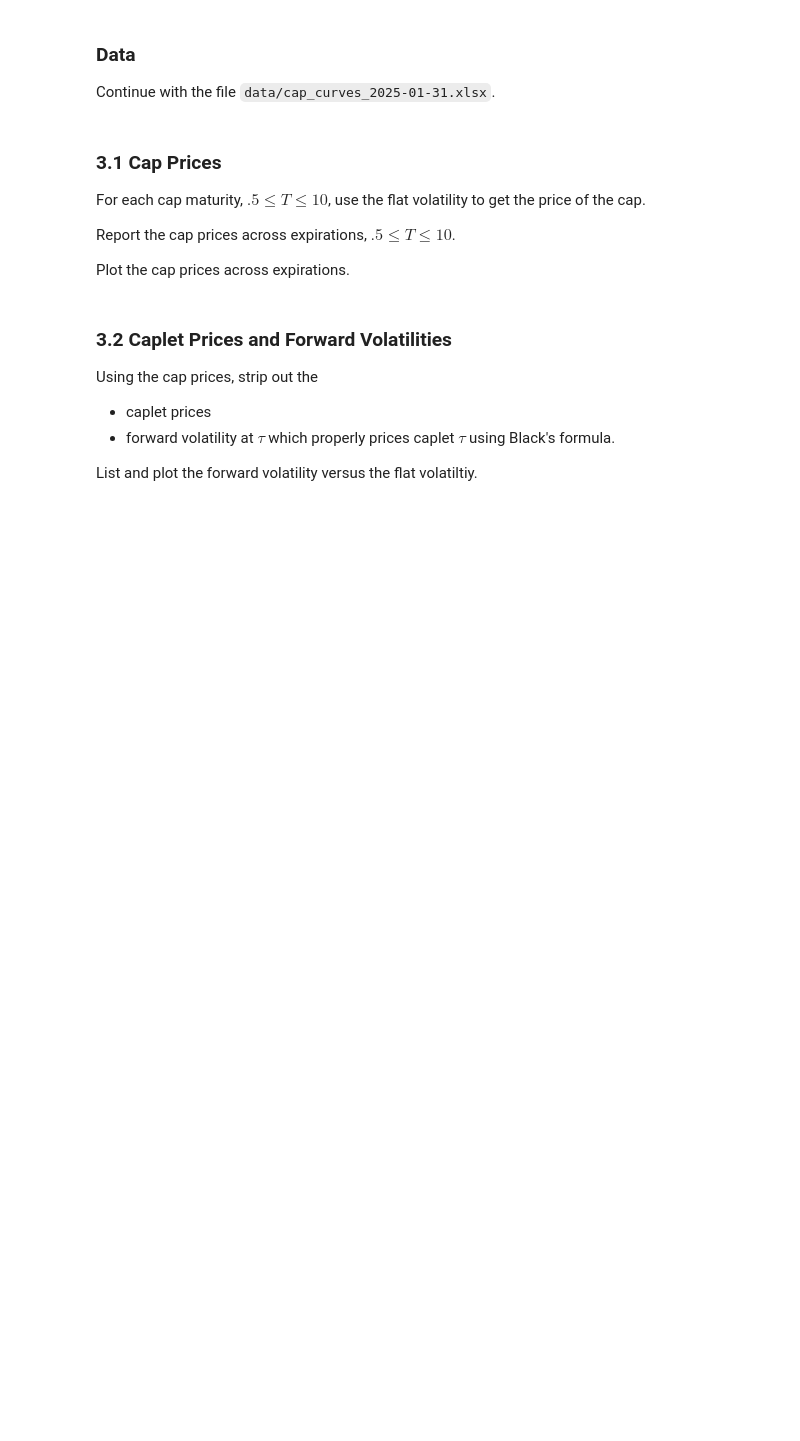
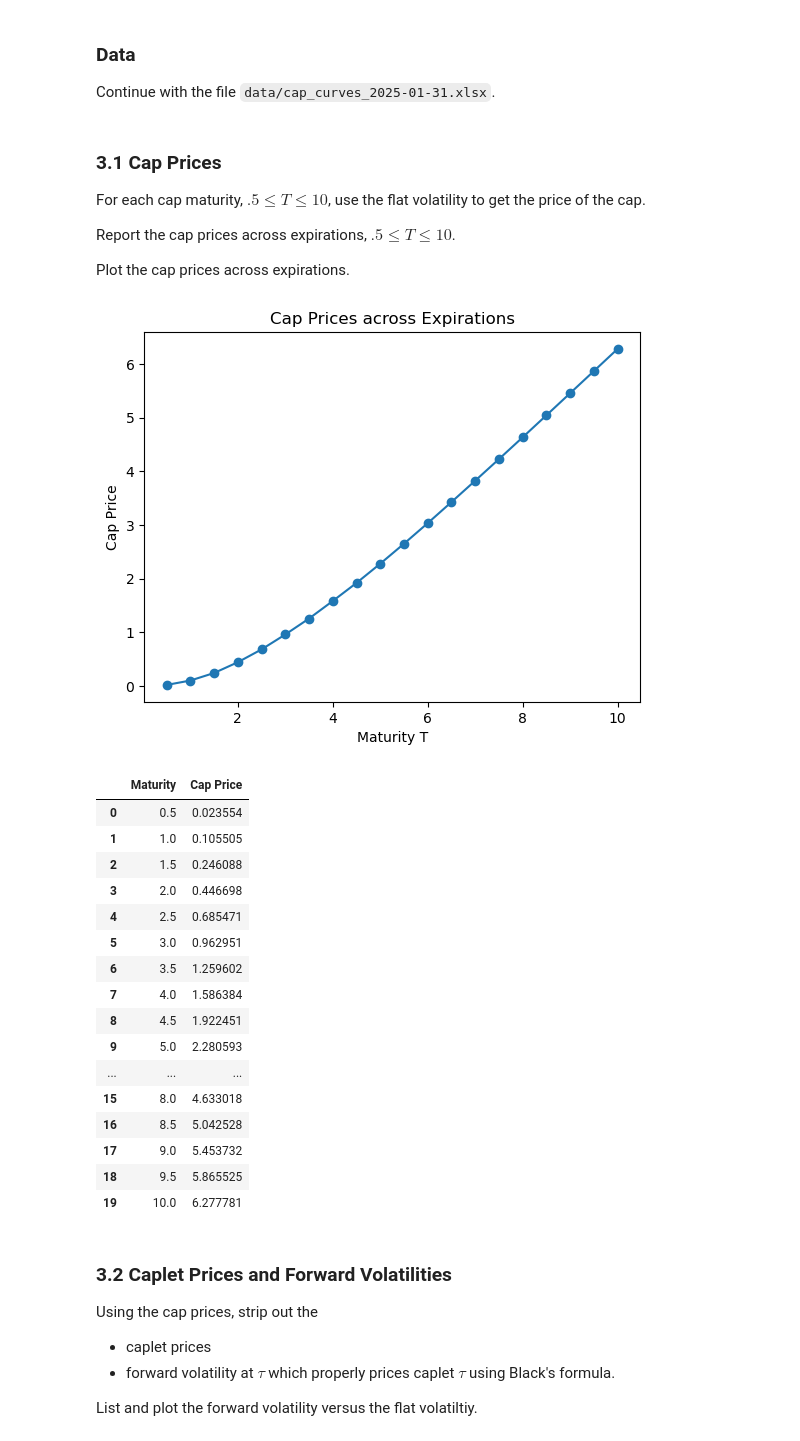
Before and after one commit to ekopen/finm-fiderivs-2025, a Jupyter notebook: homework/Homework 1 - Eric Kopen.ipynb, the cells around one changed output. Saved outputs shown, nothing was run; the diff lists cells and outputs as text; code cells hidden in the pictures; blank space fills up the shorter version.

```diff
--- a/homework/Homework 1 - Eric Kopen.ipynb
+++ b/homework/Homework 1 - Eric Kopen.ipynb
@@ -256,3 +567,6 @@ The file `data/cap_curves_2025-01-31.xlsx` has market data on the following curv
 A few details
 * the swap and forward rates are quarterly compounded.
 * the flat volatilites are (Black) quotes on caps containing caplets ranging from expiration of $\tau=.5$ to $\tau=T$.
+# %%
+cap_curves = pd.read_excel('../data/cap_curves_2025-01-31.xlsx')
+cap_curves.head()
@@ -274,3 +612,19 @@ Use Black's formula to price **just one floorlet**
 Use Black's formula to price the entire floor with expiration of `T=3`.
 
 The floor has floorlets at `quarterly` frequency, except the first quarter.
+# %%
+K = cap_curves.loc[cap_curves['tenor']==3, 'swap rates'].iloc[0]
+df_floorlets = cap_curves.query("tenor>0.25 & tenor<=3")
+N, tau = 100, 0.25
+floor_price = 0
+
+for _, row in df_floorlets.iterrows():
+    F = row['forwards']
+    σ = row['flat vols']
+    dfc = row['discounts']
+    T = row['tenor']
+    d1 = (np.log(F/K) + 0.5*σ**2*T) / (σ*np.sqrt(T))
+    d2 = d1 - σ*np.sqrt(T)
+    floor_price += N * tau * dfc * (K*norm.cdf(-d2) - F*norm.cdf(-d1))
+
+floor_price
@@ -290,6 +646,53 @@ For each cap maturity, $.5\le T \le 10$, use the flat volatility to get the pric
 Report the cap prices across expirations, $.5\le T \le 10$.
 
 Plot the cap prices across expirations.
+# %%
+import matplotlib.pyplot as plt
+
+N, tau = 100, 0.25
+maturities = np.arange(0.5, 10.01, 0.5)
+cap_prices = []
+
+for T in maturities:
+    K = cap_curves.loc[cap_curves['tenor'] == T, 'swap rates'].iloc[0]
+    price = 0
+    df_caplets = cap_curves[(cap_curves['tenor'] > 0.25) & (cap_curves['tenor'] <= T)]
+    for _, row in df_caplets.iterrows():
+        t = row['tenor']
+        F = row['forwards']
+        sigma = row['flat vols']
+        df_t = row['discounts']
+        d1 = (np.log(F/K) + 0.5*sigma**2*t) / (sigma*np.sqrt(t))
+        d2 = d1 - sigma*np.sqrt(t)
+        price += N * tau * df_t * (F*norm.cdf(d1) - K*norm.cdf(d2))
+    cap_prices.append(price)
+
+plt.plot(maturities, cap_prices, marker='o')
+plt.xlabel('Maturity T')
+plt.ylabel('Cap Price')
+plt.title('Cap Prices across Expirations')
+plt.show()
+
+pd.DataFrame({'Maturity': maturities, 'Cap Price': cap_prices})
+# %% [output]
+[figure, added]
+|  | Maturity | Cap Price |
+| 0 | 0.5 | 0.023554 |
+| 1 | 1.0 | 0.105505 |
+| 2 | 1.5 | 0.246088 |
+| 3 | 2.0 | 0.446698 |
+| 4 | 2.5 | 0.685471 |
+| 5 | 3.0 | 0.962951 |
+| 6 | 3.5 | 1.259602 |
+| 7 | 4.0 | 1.586384 |
+| 8 | 4.5 | 1.922451 |
+| 9 | 5.0 | 2.280593 |
+| ... | ... | ... |
+| 15 | 8.0 | 4.633018 |
+| 16 | 8.5 | 5.042528 |
+| 17 | 9.0 | 5.453732 |
+| 18 | 9.5 | 5.865525 |
+| 19 | 10.0 | 6.277781 |
 # %% [markdown]
 ### 3.2 Caplet Prices and Forward Volatilities
 
```
Also changed, not shown: parts of 19 cells of this notebook.
